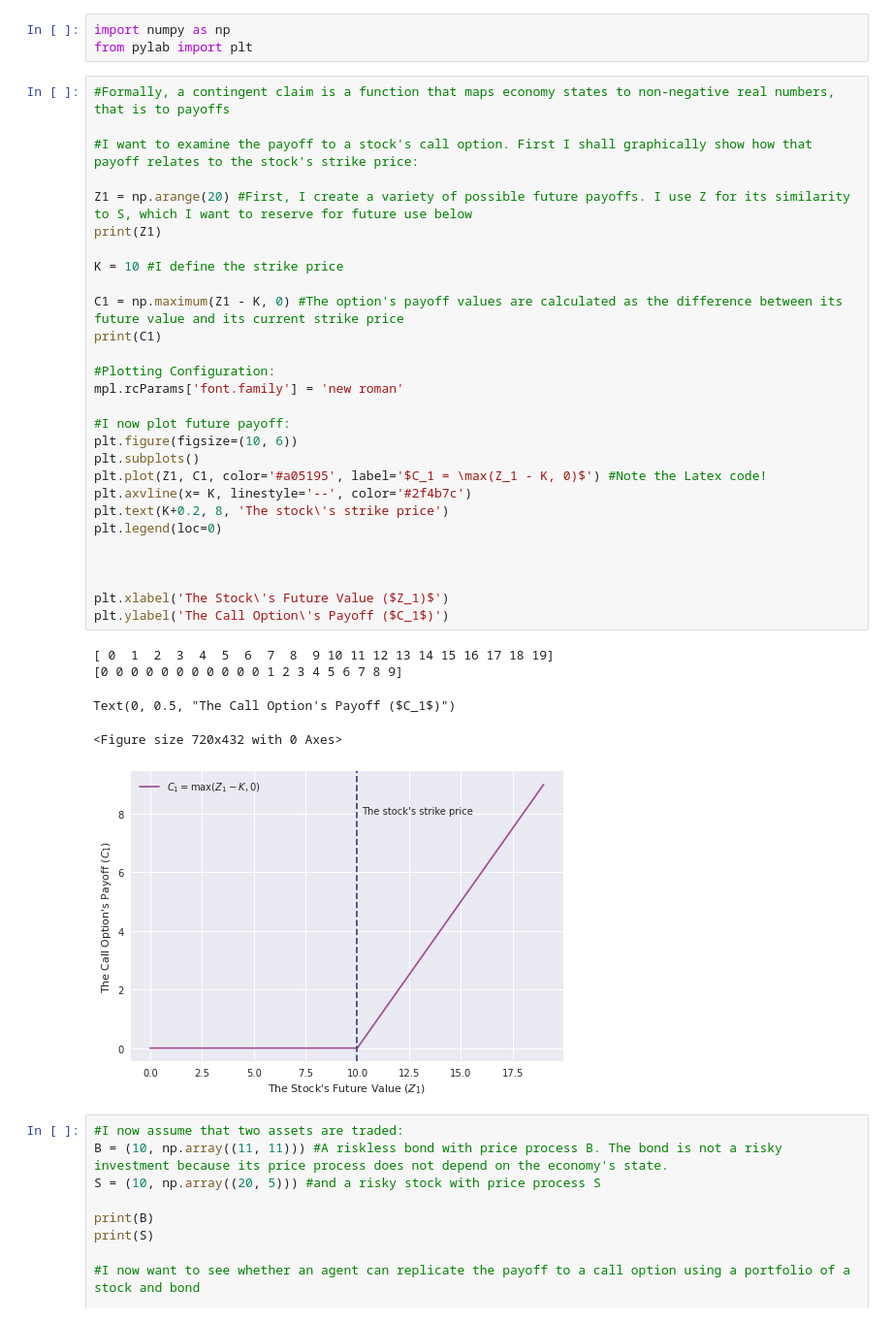
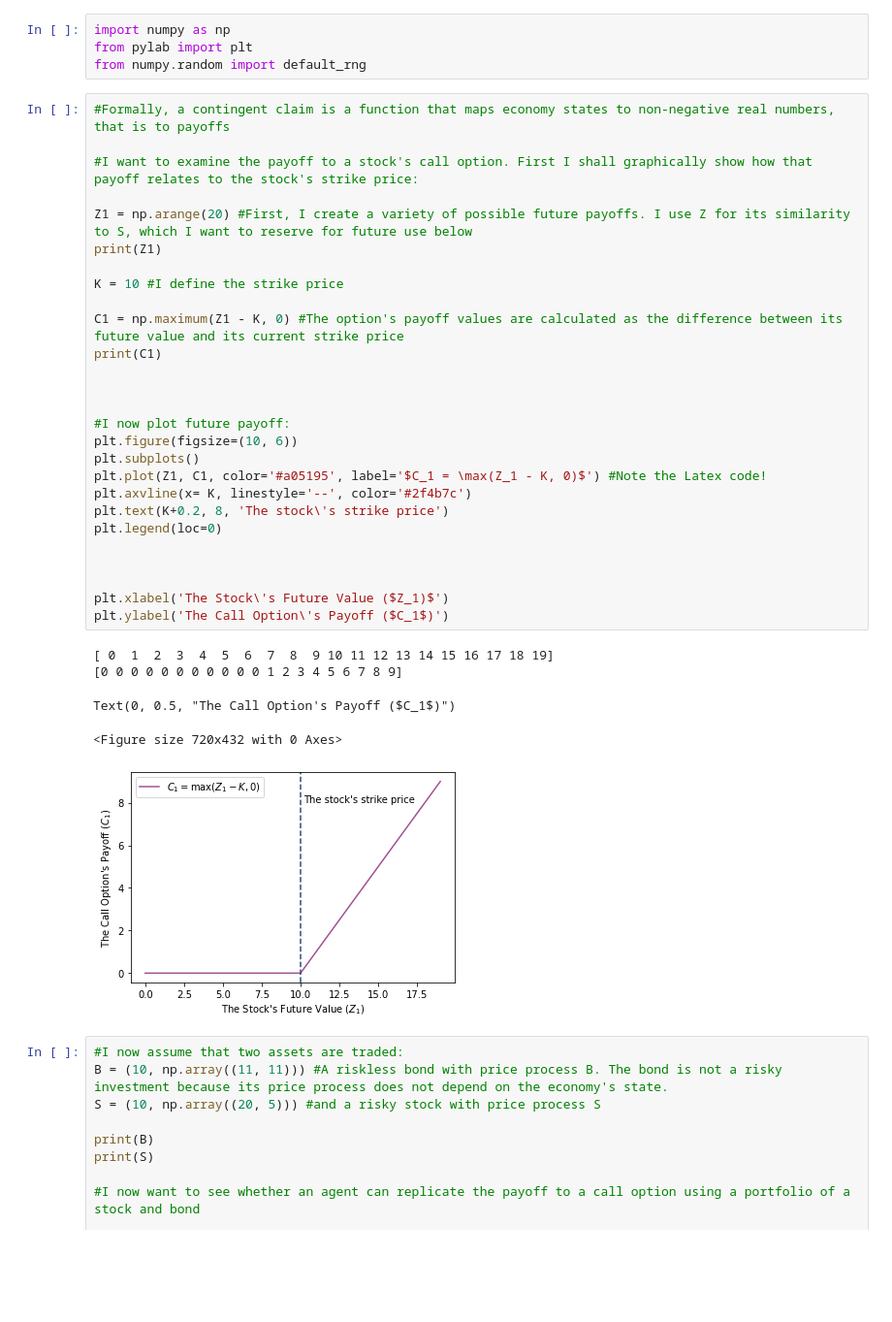
Before and after one commit to hsearles/FinancialModels, a Jupyter notebook: PricingContingentClaims.ipynb, the cells around one changed output. Shown at 97% size. Cells and saved outputs as stored; diff of their text form; blank space fills up the shorter version.

```diff
--- a/PricingContingentClaims.ipynb
+++ b/PricingContingentClaims.ipynb
@@ -1,40 +1,40 @@
 # %%
 import numpy as np
 from pylab import plt
+from numpy.random import default_rng
 # %%
 #Formally, a contingent claim is a function that maps economy states to non-negative real numbers, that is to payoffs
 
 #I want to examine the payoff to a stock's call option. First I shall graphically show how that payoff relates to the stock's strike price:
 
 Z1 = np.arange(20) #First, I create a variety of possible future payoffs. I use Z for its similarity to S, which I want to reserve for future use below
 print(Z1)
 
 K = 10 #I define the strike price
 
 C1 = np.maximum(Z1 - K, 0) #The option's payoff values are calculated as the difference between its future value and its current strike price
 print(C1)
 
-#Plotting Configuration:
-mpl.rcParams['font.family'] = 'new roman'
+
 
 #I now plot future payoff:
 plt.figure(figsize=(10, 6))
 plt.subplots()
 plt.plot(Z1, C1, color='#a05195', label='$C_1 = \max(Z_1 - K, 0)$') #Note the Latex code!
 plt.axvline(x= K, linestyle='--', color='#2f4b7c')
 plt.text(K+0.2, 8, 'The stock\'s strike price')
 plt.legend(loc=0)
 
 
 
 plt.xlabel('The Stock\'s Future Value ($Z_1)$')
 plt.ylabel('The Call Option\'s Payoff ($C_1$)')
 # %% [output]
 [ 0  1  2  3  4  5  6  7  8  9 10 11 12 13 14 15 16 17 18 19]
 [0 0 0 0 0 0 0 0 0 0 0 1 2 3 4 5 6 7 8 9]
 Text(0, 0.5, "The Call Option's Payoff ($C_1$)")
 <Figure size 720x432 with 0 Axes>
-[figure, old version]
+[figure, new version]
 # %%
 #I now assume that two assets are traded:
 B = (10, np.array((11, 11))) #A riskless bond with price process B. The bond is not a risky investment because its price process does not depend on the economy's state.
```
Also changed, not shown: parts of 2 cells of this notebook.
